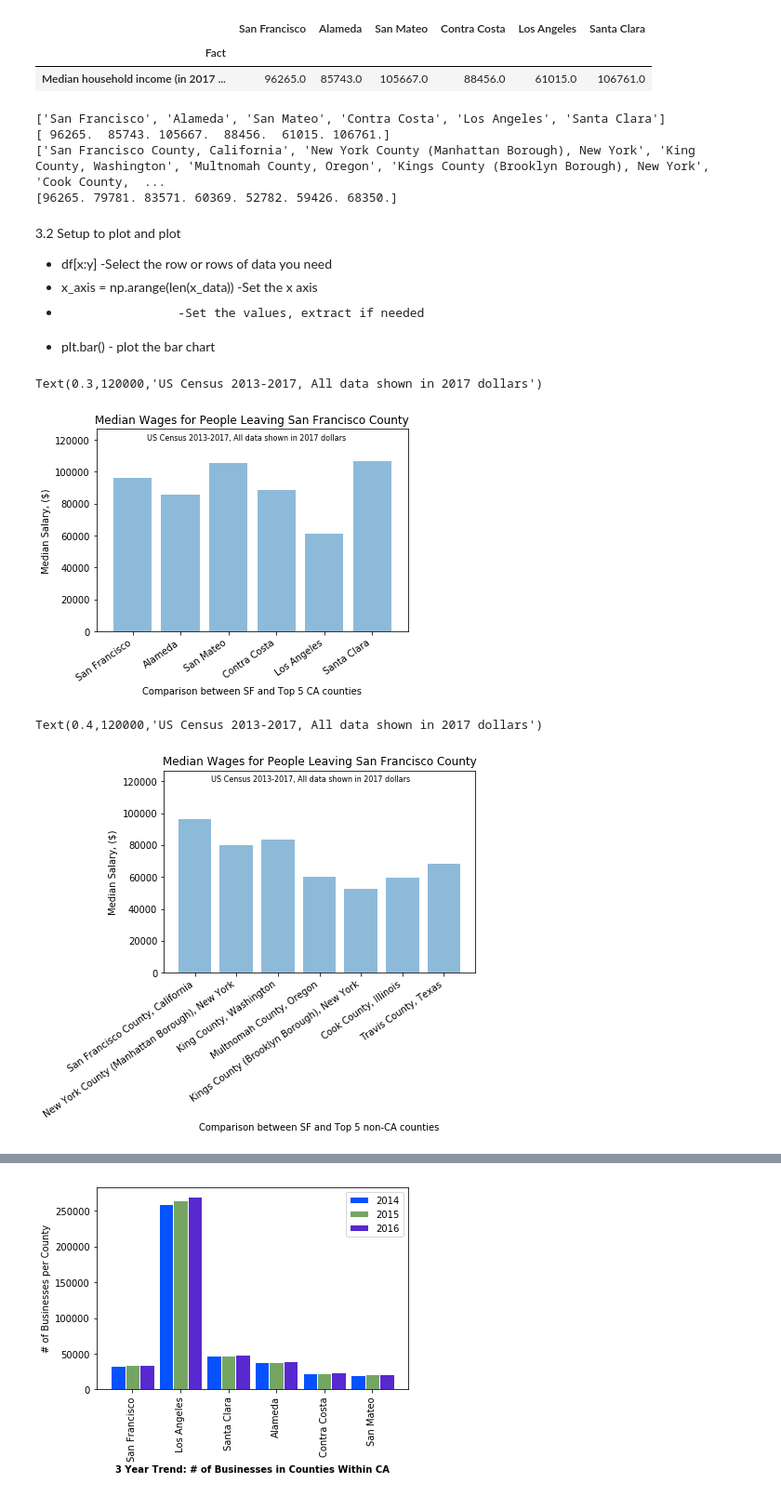
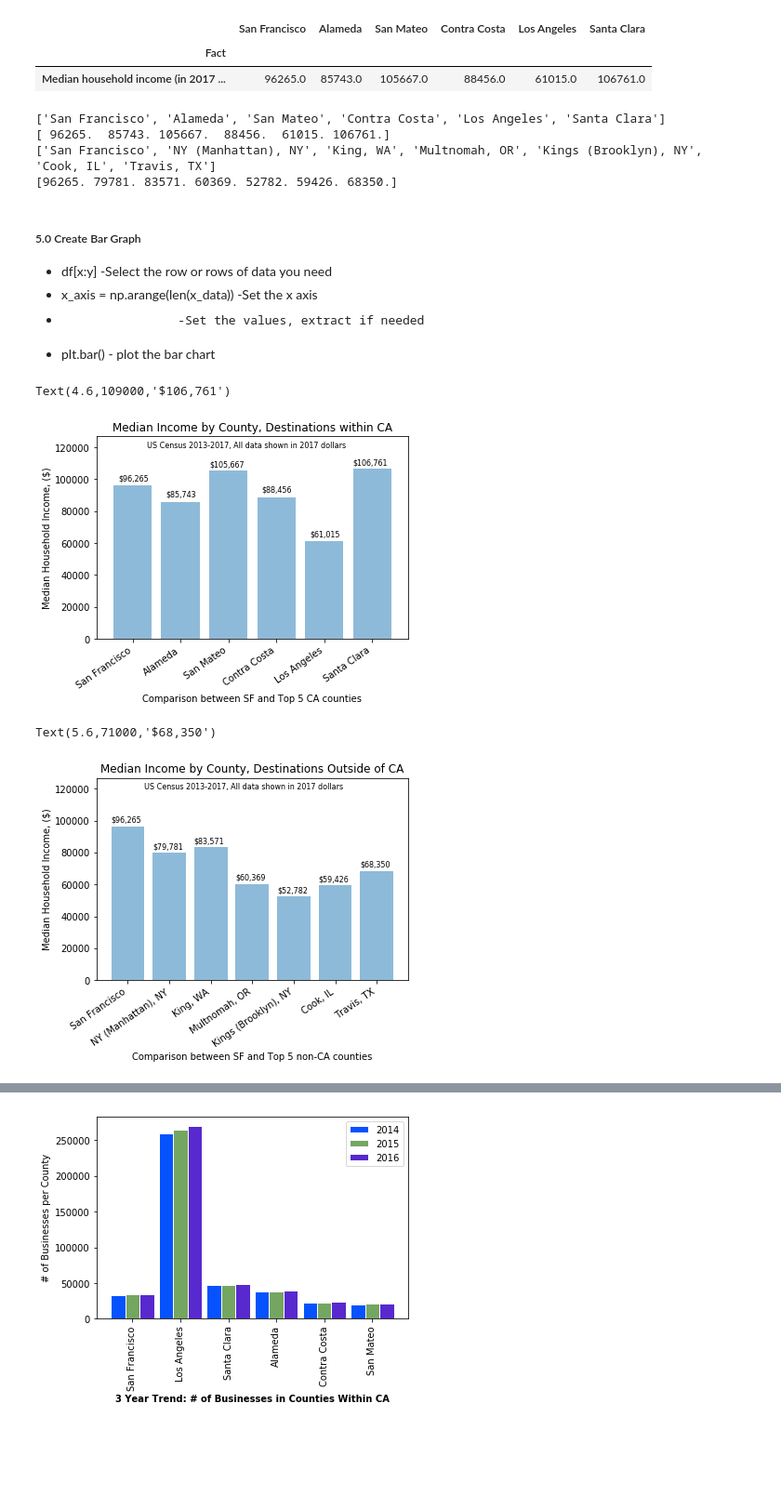
Before and after one commit to vanessaoakes/Escape-the-Bay, a Jupyter notebook: Group Final.ipynb, the cells around one changed output, grey strips where cells are left out. Shown at 93% size. Drawn from its saved outputs; the diff is of its cells as text; code cells hidden in the pictures; blank space fills up the shorter version.

Commit message:
Updated Income graphics and added Conclusions

```diff
--- a/Group Final.ipynb
+++ b/Group Final.ipynb
@@ -1152,11 +1133,11 @@ non_ca_data
 # %%
 # Remove extraneous rows, keep only the row you want -- Median Wages
-wages = clean_ca[44:45]
+income = clean_ca[44:45]
 
 # Remove extraneous rows, keep only Median Wages
-wages_nonCA = non_ca_data[44:45]
+income_nonCA = non_ca_data[44:45]
 
-wages
+income
 # %% [output]
 |  | San Francisco | Alameda | San Mateo | Contra Costa | Los Angeles | Santa Clara |
 | Fact |  |  |  |  |  |  |
@@ -1164,75 +1145,86 @@ wages
 # %%
 # Now setup x and y axes for the bar plot
 
-x_data = wages.columns.tolist()   #  x_data has the list of counties to be plotted
+x_data = income.columns.tolist()   #  x_data has the list of counties to be plotted
 x_axis = np.arange(len(x_data))
 
 print(x_data)            # Check that this is a list of counties
-print(wages.values[0])   # this is accessing the first (and only) row of data
+print(income.values[0])   # this is accessing the first (and only) row of data
 
 
-median_wage = wages.values[0]    #  [[1,2,3,4,5]] ->  row zero [0] [1,2,3,4,5]
+median_income = income.values[0]    #  [[1,2,3,4,5]] ->  row zero [0] [1,2,3,4,5]
 
 # Now setup x and y axes for the bar plot
 
-x2_data = wages_nonCA.columns.tolist()   #  x_data has the list of counties to be plotted
+x2_data = income_nonCA.columns.tolist()   #  x_data has the list of counties to be plotted
 x2_axis = np.arange(len(x2_data))
 
 print(x2_data)            # Check that this is a list of counties
-print(wages_nonCA.values[0])   # this is accessing the first (and only) row of data
+print(income_nonCA.values[0])   # this is accessing the first (and only) row of data
 
 
-median_wage_nonCA = wages_nonCA.values[0]    #  [[1,2,3,4,5]] ->  row zero [0] [1,2,3,4,5]
+median_income_nonCA = income_nonCA.values[0]    #  [[1,2,3,4,5]] ->  row zero [0] [1,2,3,4,5]
 # %% [output]
 ['San Francisco', 'Alameda', 'San Mateo', 'Contra Costa', 'Los Angeles', 'Santa Clara']
 [ 96265.  85743. 105667.  88456.  61015. 106761.]
-['San Francisco County, California', 'New York County (Manhattan Borough), New York', 'King County, Washington', 'Multnomah County, Oregon', 'Kings County (Brooklyn Borough), New York', 'Cook County,  ...
+['San Francisco', 'NY (Manhattan), NY', 'King, WA', 'Multnomah, OR', 'Kings (Brooklyn), NY', 'Cook, IL', 'Travis, TX']
 [96265. 79781. 83571. 60369. 52782. 59426. 68350.]
 # %% [markdown]
-3.2      Setup to plot and plot
+##### 5.0      Create Bar Graph
 *    df[x:y]        -Select the row or rows of data you need
 *    x_axis = np.arange(len(x_data)) -Set the x axis
 *                   -Set the values, extract if needed
 *    plt.bar()      - plot the bar chart
 # %%
-plt.bar(x_axis, median_wage, alpha=0.5, align="center")
+plt.bar(x_axis, median_income, alpha=0.5, align="center")
 
 tick_locations = [value for value in x_axis]
 #print(tick_locations)
 
 plt.xticks(tick_locations, x_data, rotation="35", ha='right')   #ha indicates the alignment of the xlabel with the tick mark
 plt.xlim(-0.75, len(x_axis)-0.25)
-plt.ylim(0, max(median_wage) + 20000)
-plt.title("Median Wages for People Leaving San Francisco County")
+plt.ylim(0, max(median_income) + 20000)
+plt.title("Median Income by County, Destinations within CA")
 plt.xlabel("Comparison between SF and Top 5 CA counties")
-plt.ylabel("Median Salary, ($)")
+plt.ylabel("Median Household Income, ($)")
 
 # Add labels to give more context
 
 style = dict(size=8, color ='black')
 plt.text(0.3,120000, "US Census 2013-2017, All data shown in 2017 dollars", **style)
-#plt.text(1,-70000, "All data shown in 2017 dollars", **style)
+plt.text(-0.3,99000, "$96,265", **style)
+plt.text(0.7,89000, "$85,743", **style)
+plt.text(1.6,108000, "$105,667", **style)
+plt.text(2.7,92000, "$88,456", **style)
+plt.text(3.7,64000, "$61,015", **style)
+plt.text(4.6,109000, "$106,761", **style)
 # %% [output]
-Text(0.3,120000,'US Census 2013-2017, All data shown in 2017 dollars')
+Text(4.6,109000,'$106,761')
-[figure, old version]
+[figure, new version]
 # %%
-plt.bar(x2_axis, median_wage_nonCA, alpha=0.5, align="center")
+plt.bar(x2_axis, median_income_nonCA, alpha=0.5, align="center")
 
 tick_locations = [value for value in x2_axis]
 #print(tick_locations)
 
 plt.xticks(tick_locations, x2_data, rotation="35", ha='right')   #ha indicates the alignment of the xlabel with the tick mark
 plt.xlim(-0.75, len(x2_axis)-0.25)
-plt.ylim(0, max(median_wage) + 20000)
-plt.title("Median Wages for People Leaving San Francisco County")
+plt.ylim(0, max(median_income) + 20000)
+plt.title("Median Income by County, Destinations Outside of CA")
 plt.xlabel("Comparison between SF and Top 5 non-CA counties")
-plt.ylabel("Median Salary, ($)")
+plt.ylabel("Median Household Income, ($)")
 
 # Add labels to give more context
 
 style = dict(size=8, color ='black')
 plt.text(0.4,120000, "US Census 2013-2017, All data shown in 2017 dollars", **style)
-#plt.text(1,-70000, "All data shown in 2017 dollars", **style)
+plt.text(-0.4,99000, "$96,265", **style)
+plt.text(0.6,82000, "$79,781", **style)
+plt.text(1.6,86000, "$83,571", **style)
+plt.text(2.6,63000, "$60,369", **style)
+plt.text(3.6,55000, "$52,782", **style)
+plt.text(4.6,62000, "$59,426", **style)
+plt.text(5.6,71000, "$68,350", **style)
 # %% [output]
-Text(0.4,120000,'US Census 2013-2017, All data shown in 2017 dollars')
+Text(5.6,71000,'$68,350')
-[figure, old version]
+[figure, new version]
```
Also changed, not shown: parts of 12 cells of this notebook.
